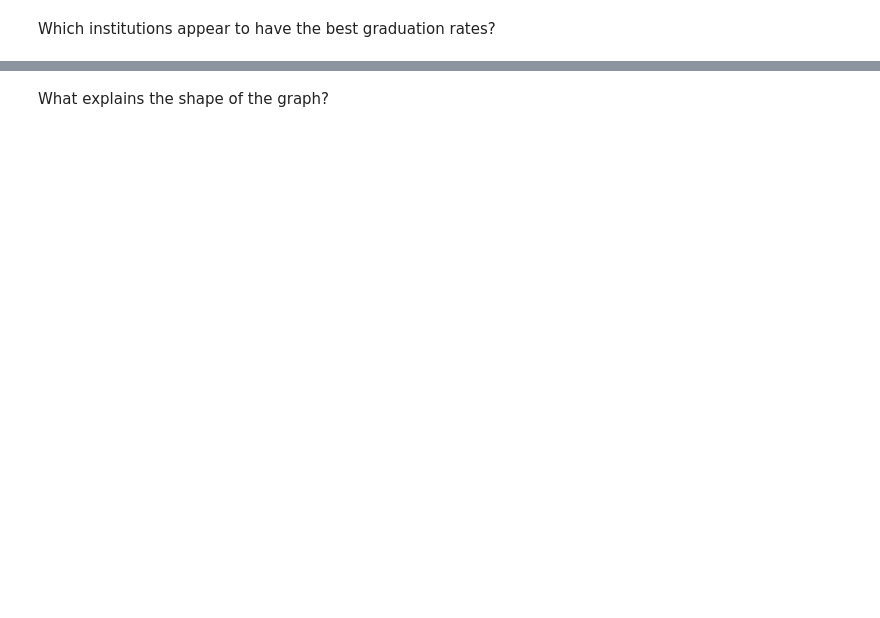
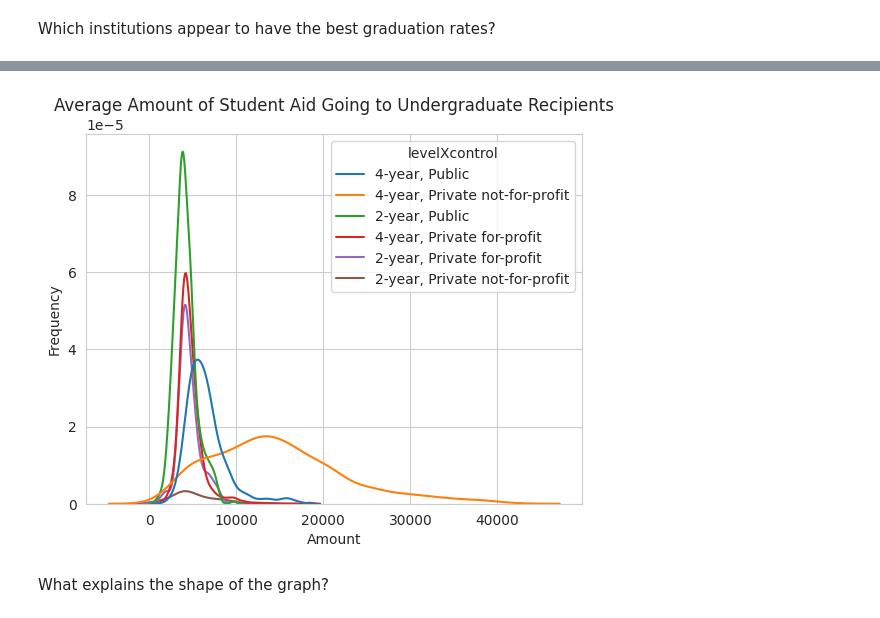
Before and after one commit to kpunsalan8/visualization-KP, a Jupyter notebook: assignment/assignment.ipynb, the cells around one changed output, grey strips where cells are left out. Drawn from its saved outputs; the diff is of its cells as text; code cells hidden in the pictures; blank space fills up the shorter version.

```diff
--- a/assignment/assignment.ipynb
+++ b/assignment/assignment.ipynb
@@ -161,5 +180,14 @@ Which institutions appear to have the best graduation rates?
 # %%
 # group a kernel density plot of aid_value by level and control
+sns.kdeplot(data=df, x='aid_value', hue='levelXcontrol')
+
+plt.title('Average Amount of Student Aid Going to Undergraduate Recipients')
+plt.xlabel('Amount')
+plt.ylabel('Frequency')
+
+plt.show()
+# %% [output]
+[figure, added]
 # %% [markdown]
 What explains the shape of the graph?
 # %%
```
Also changed, not shown: parts of 6 cells of this notebook.
